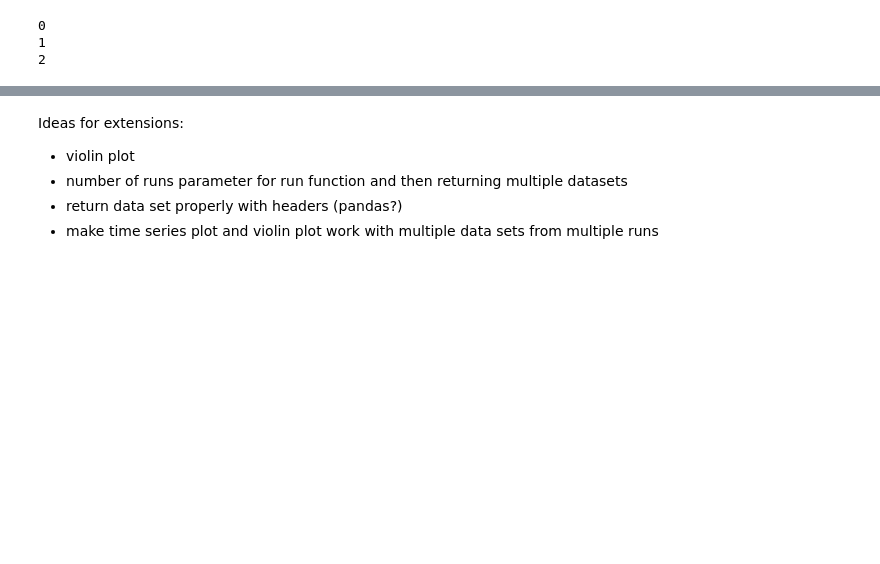
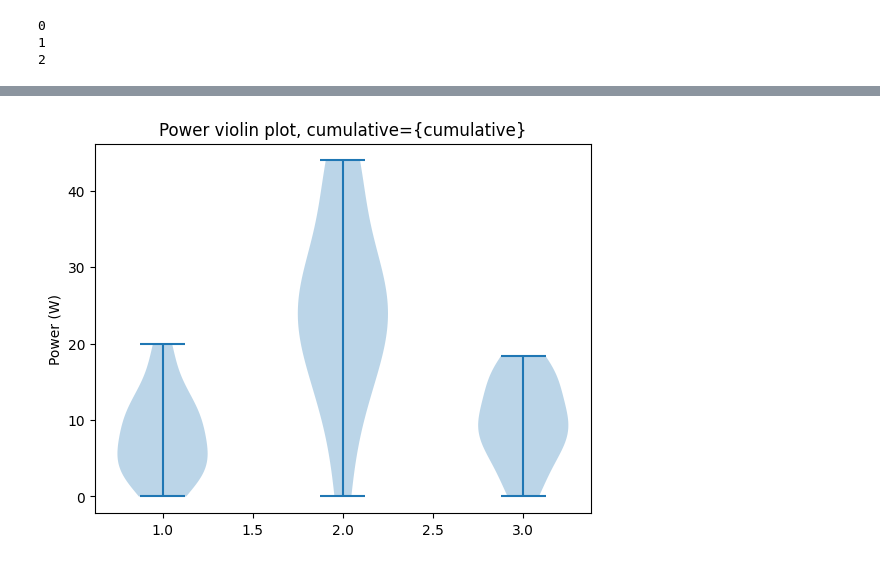
Before and after one commit to tdurieux/EnergiBridge, a Jupyter notebook: jupyter_energi/Demo.ipynb, the cells around one changed output, grey strips where cells are left out. Saved outputs shown, nothing was run; the diff lists cells and outputs as text; code cells hidden in the pictures; blank space fills up the shorter version.

```diff
--- a/jupyter_energi/Demo.ipynb
+++ b/jupyter_energi/Demo.ipynb
@@ -50,6 +78,4 @@ NameError: name 'sleep' is not defined
-# %% [markdown]
-Ideas for extensions:
-- violin plot
-- number of runs parameter for run function and then returning multiple datasets
-- return data set properly with headers (pandas?)
-- make time series plot and violin plot work with multiple data sets from multiple runs
+# %%
+jupyter_energi.make_violin_plot(time_and_power, True)
+# %% [output]
+[figure, added]
```
Also changed, not shown: parts of 10 cells of this notebook, 2 other files.
